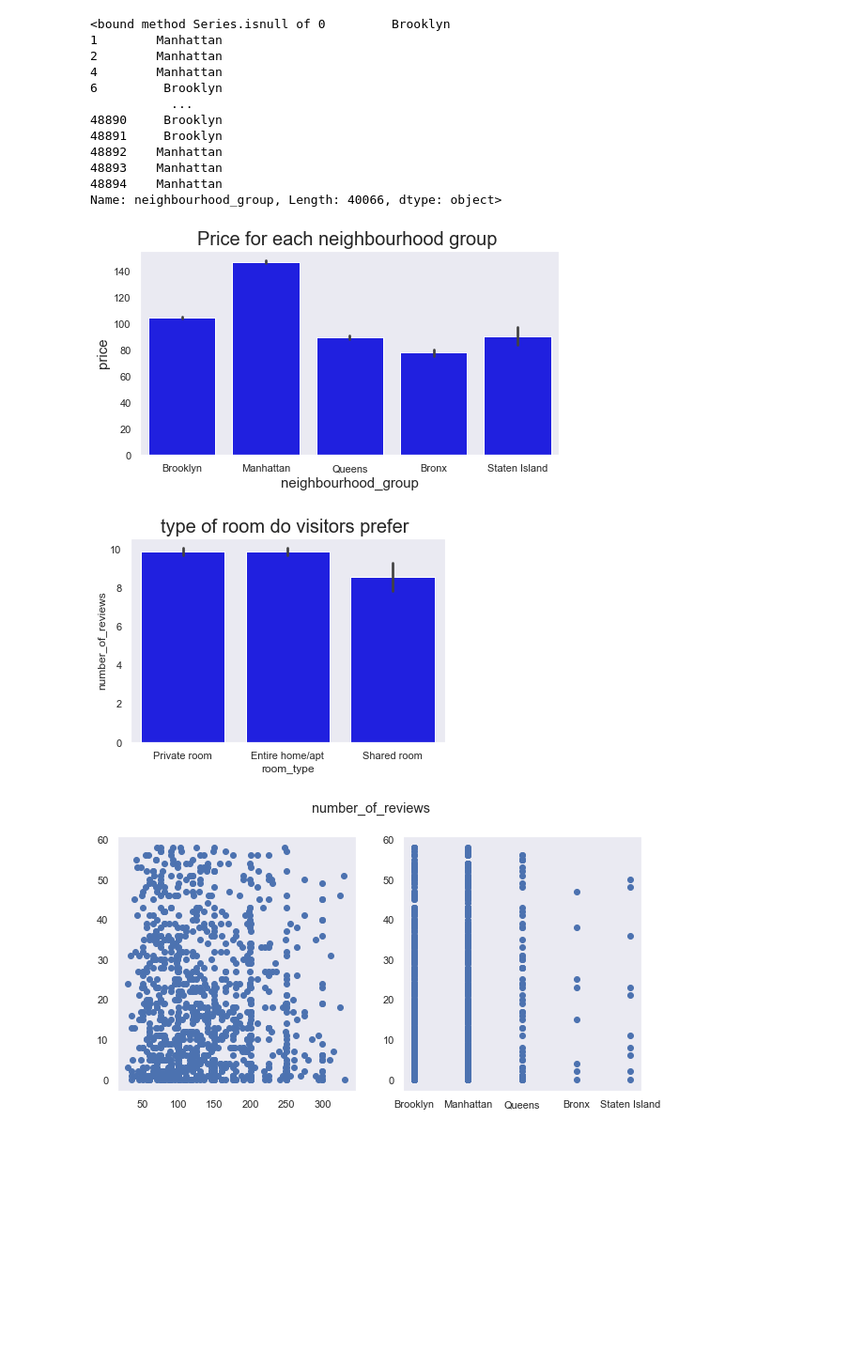
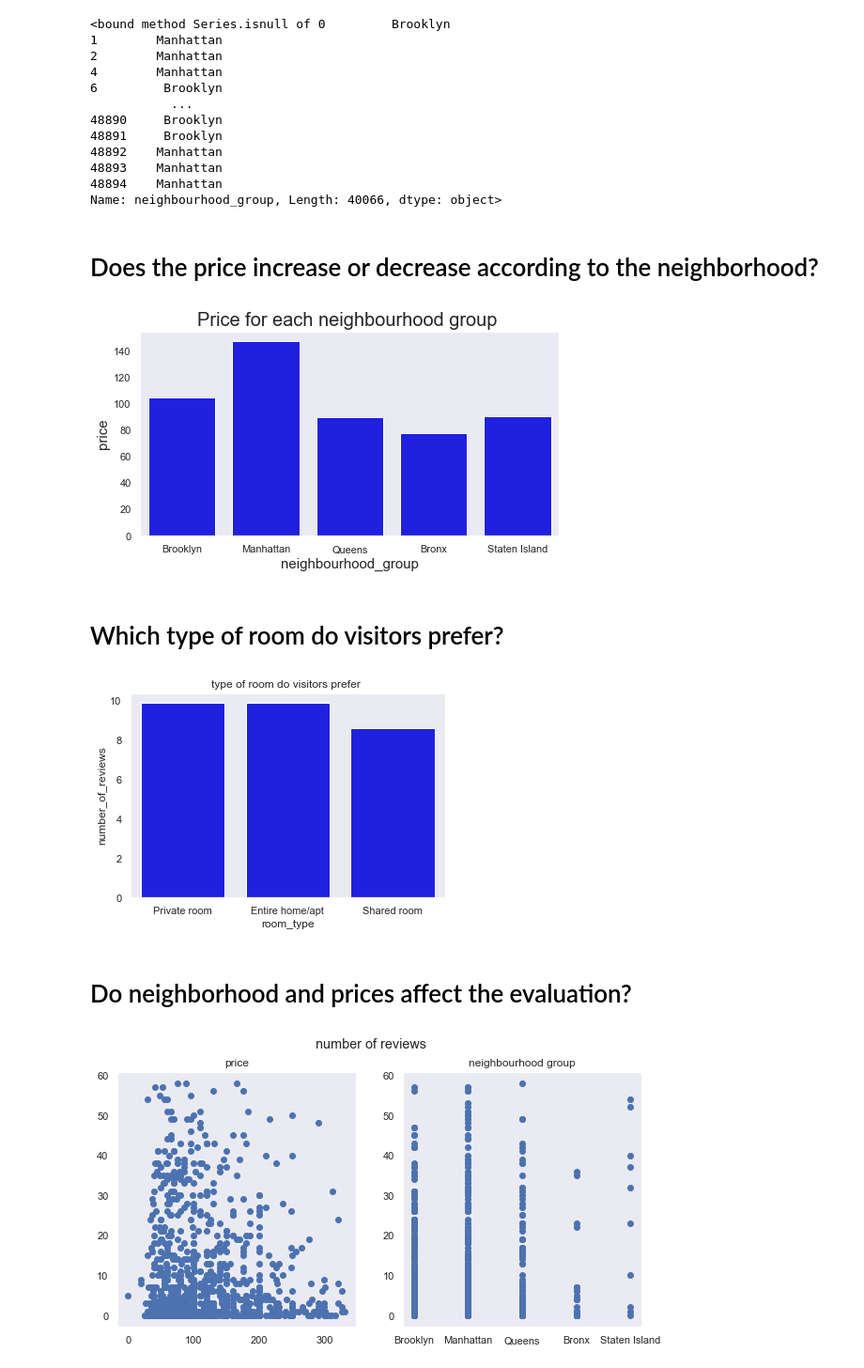
Before and after one commit to Reem1428/EDA_New-York-City-Airbnb, a Jupyter notebook: eda.ipynb, the cells around one changed output. Shown at 94% size. Saved outputs shown, nothing was run; the diff lists cells and outputs as text; code cells hidden in the pictures; blank space fills up the shorter version.

```diff
--- a/eda.ipynb
+++ b/eda.ipynb
@@ -338,3 +336,5 @@ Name: neighbourhood_group, Length: 40066, dtype: object>
+# %% [markdown]
+# Does the price increase or decrease according to the neighborhood?
 # %%
 
 y =df1.neighbourhood_group
@@ -348,6 +348,6 @@ plt.ylabel('Price', size = 15)
 
 plt.title("Price for each neighbourhood group ", size=20)
 
-sns.barplot(y,x,color='blue');
+sns.barplot(y,x,color='blue',ci=None);
 # %% [output]
-[figure, old version]
+[figure, new version]
@@ -356,5 +354,7 @@ sns.barplot(y,x,color='blue');
+# %% [markdown]
+# Which type of room do visitors prefer?
 # %%
 plt.title("type of room do visitors prefer ", size=20)
-sns.barplot(df1['room_type'],df1['number_of_reviews'],color='blue');
+sns.barplot(df1['room_type'],df1['number_of_reviews'],color='blue',ci=None);
 # %% [output]
-[figure, old version]
+[figure, new version]
@@ -363,10 +361,12 @@ sns.barplot(df1['room_type'],df1['number_of_reviews'],color='blue');
+# %% [markdown]
+# Do neighborhood and prices affect the evaluation?
 # %%
 fig, (ax1, ax2) = plt.subplots(1,2,figsize=(10,5))
-fig.suptitle('number_of_reviews')
-ax1.scatter(x='price',y='number_of_reviews',data=df1.head(1000))
-ax2.scatter('neighbourhood_group','number_of_reviews',data=df1.head(1000));
-
-
+fig.suptitle('number of reviews')
+ax1.scatter(x='price',y='number_of_reviews',data=df1.sample(1000))
+ax2.scatter('neighbourhood_group','number_of_reviews',data=df1.sample(1000));
+ax1.set_title('price');
+ax2.set_title('neighbourhood group');
 #ax3.scatter('number_of_reviews','availability_365',data=df1.head(1000));
 # %% [output]
-[figure, old version]
+[figure, new version]
```
Also changed, not shown: parts of 11 cells of this notebook.
